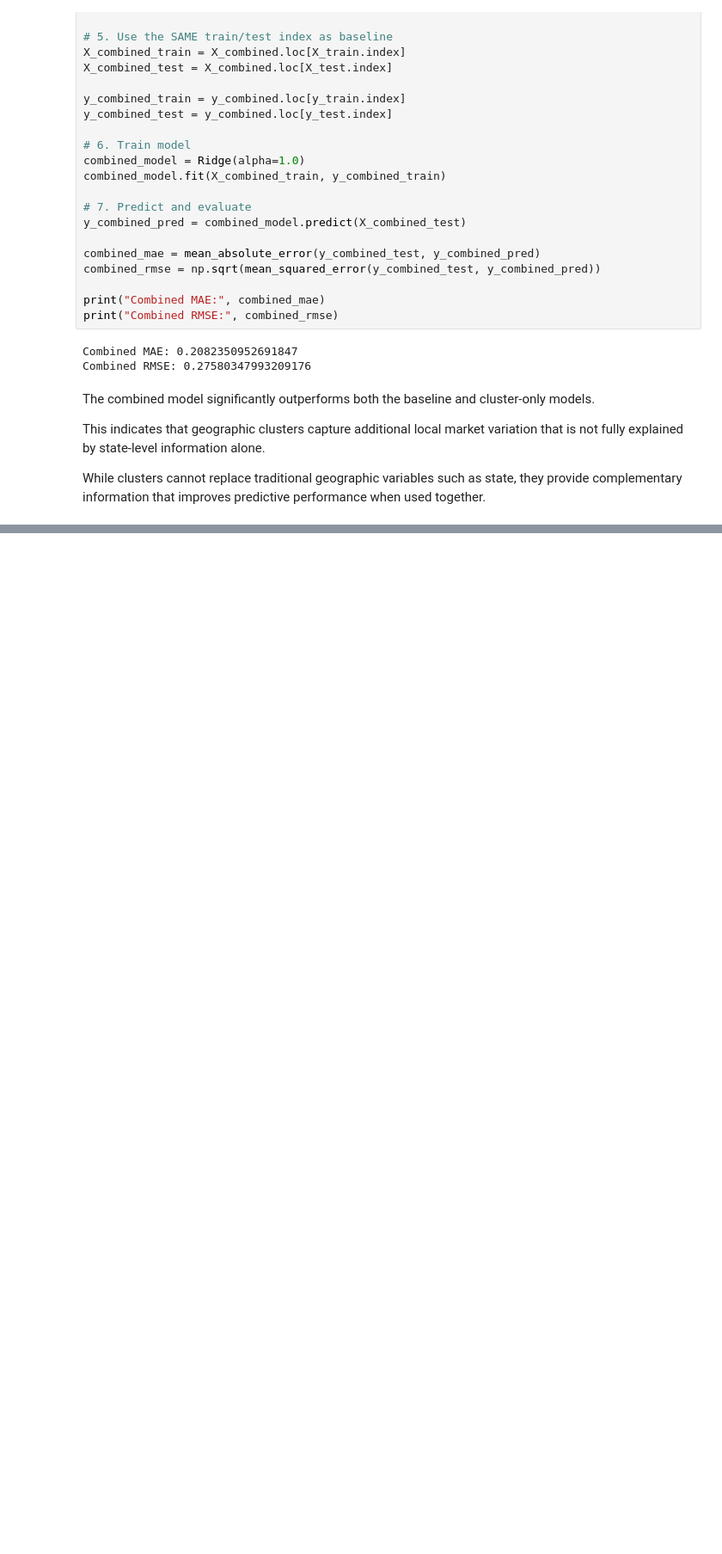
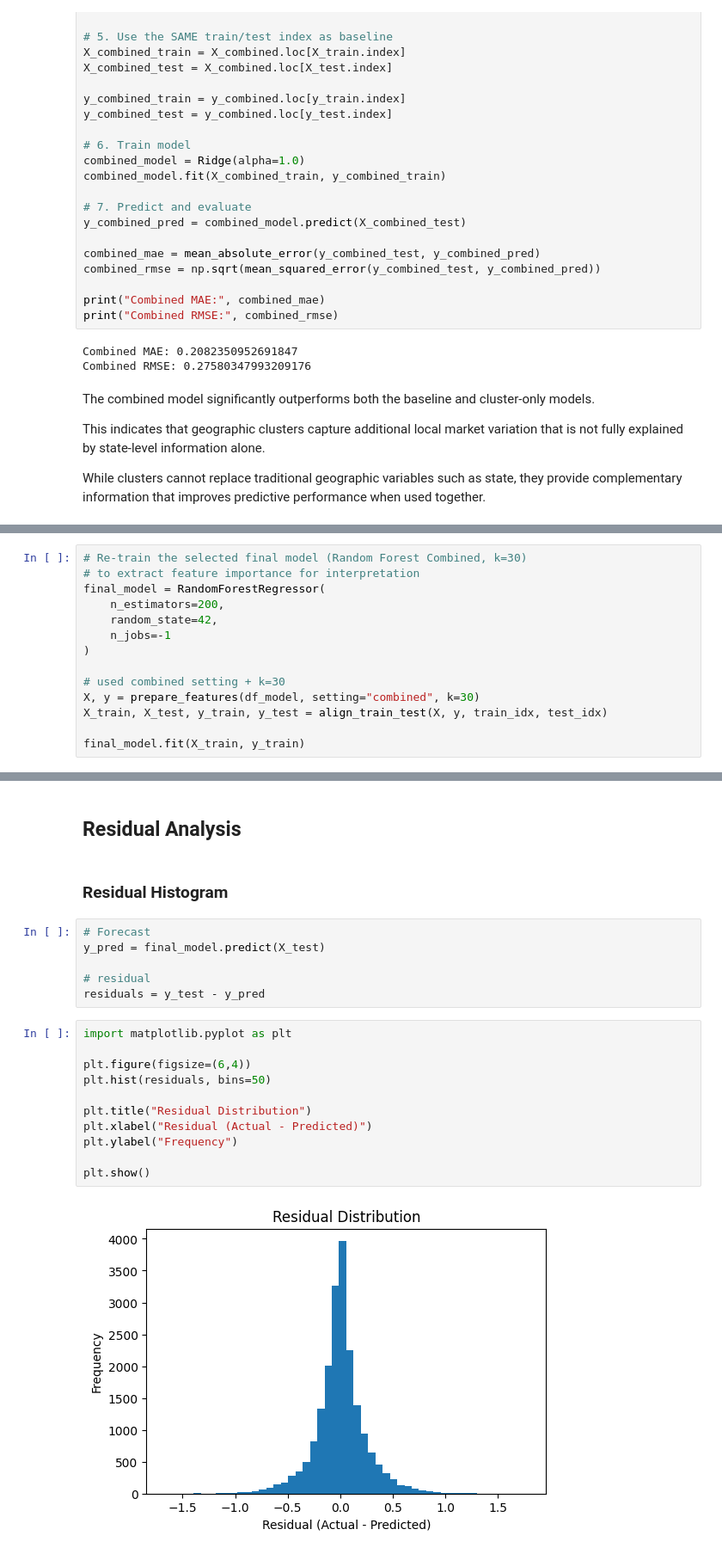
Before and after one commit to darrelljing21/ITEC4305-project, a Jupyter notebook: src/darrell/datacleaning.ipynb, the cells around one changed output, grey strips where cells are left out. Shown at 86% size. Saved outputs shown, nothing was run; the diff lists cells and outputs as text; blank space fills up the shorter version.

```diff
--- a/src/darrell/datacleaning.ipynb
+++ b/src/darrell/datacleaning.ipynb
@@ -1208,0 +1903,14 @@ While clusters cannot replace traditional geographic variables such as state, th
+# %%
+# Re-train the selected final model (Random Forest Combined, k=30)
+# to extract feature importance for interpretation
+final_model = RandomForestRegressor(
+    n_estimators=200,
+    random_state=42,
+    n_jobs=-1
+)
+
+# used combined setting + k=30
+X, y = prepare_features(df_model, setting="combined", k=30)
+X_train, X_test, y_train, y_test = align_train_test(X, y, train_idx, test_idx)
+
+final_model.fit(X_train, y_train)
@@ -1208,0 +1977,23 @@ While clusters cannot replace traditional geographic variables such as state, th
+# %% [markdown]
+## Residual Analysis
+# %% [markdown]
+### Residual Histogram
+# %%
+# Forecast
+y_pred = final_model.predict(X_test)
+
+# residual
+residuals = y_test - y_pred
+# %%
+import matplotlib.pyplot as plt
+
+plt.figure(figsize=(6,4))
+plt.hist(residuals, bins=50)
+
+plt.title("Residual Distribution")
+plt.xlabel("Residual (Actual - Predicted)")
+plt.ylabel("Frequency")
+
+plt.show()
+# %% [output]
+[figure, added]
```
Also changed, not shown: parts of 67 cells of this notebook, 1 other file.
